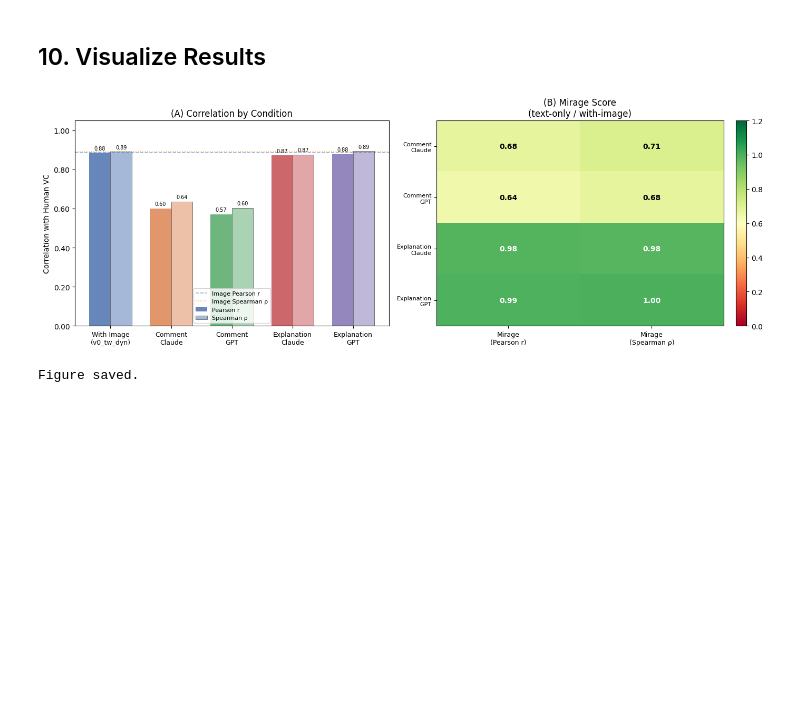
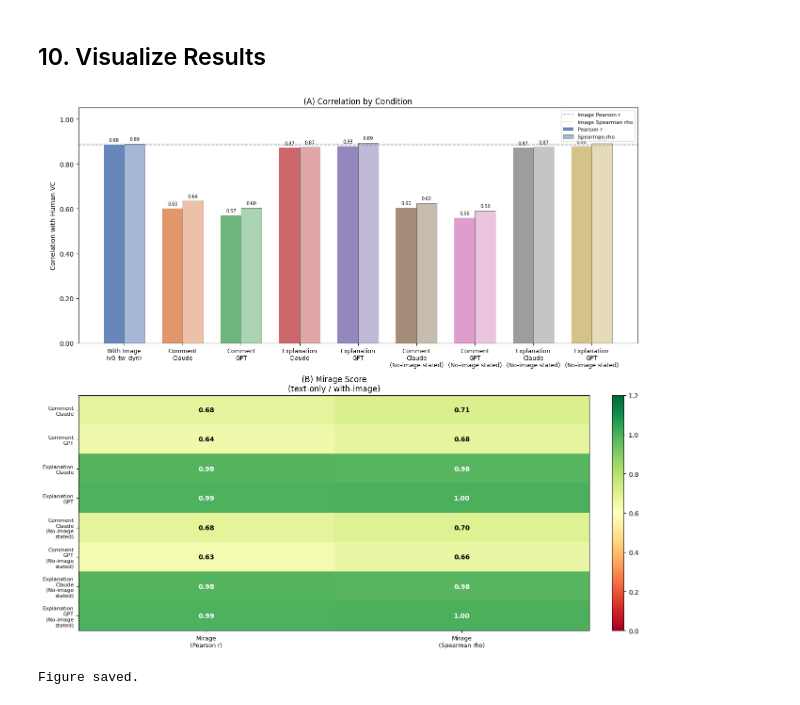
Before and after one commit to mling216/comment-post-processing, a Jupyter notebook: Claude_vc_prediction/Mirage_Score_Analysis.ipynb, the cells around one changed output. Saved outputs shown, nothing was run; the diff lists cells and outputs as text; code cells hidden in the pictures; blank space fills up the shorter version.

Commit message:
Fix mirage analysis: stacked layout, rho glyph, mirage column matching

```diff
--- a/Claude_vc_prediction/Mirage_Score_Analysis.ipynb
+++ b/Claude_vc_prediction/Mirage_Score_Analysis.ipynb
@@ -518,13 +636,17 @@ def compute_correlations(df: pd.DataFrame, pred_col: str, gt_col: str = 'vc_huma
     return r, p_r, rho, p_rho
 
 
-# Conditions: (label, column_in_df_all)
+# Conditions: base prompt + explicit-no-image prompt variant
 CONDITIONS = [
-    ('With Image\n(v0_tw_dyn)',      'vc_img'),
-    ('Comment\nClaude',              'vc_comment_claude'),
-    ('Comment\nGPT',                 'vc_comment_gpt'),
-    ('Explanation\nClaude',          'vc_explanation_claude'),
-    ('Explanation\nGPT',             'vc_explanation_gpt'),
+    ('With Image\n(v0_tw_dyn)',                    'vc_img'),
+    ('Comment\nClaude',                            'vc_comment_claude'),
+    ('Comment\nGPT',                               'vc_comment_gpt'),
+    ('Explanation\nClaude',                        'vc_explanation_claude'),
+    ('Explanation\nGPT',                           'vc_explanation_gpt'),
+    ('Comment\nClaude\n(No-image stated)',        'vc_comment_claude_no_image_stated'),
+    ('Comment\nGPT\n(No-image stated)',           'vc_comment_gpt_no_image_stated'),
+    ('Explanation\nClaude\n(No-image stated)',    'vc_explanation_claude_no_image_stated'),
+    ('Explanation\nGPT\n(No-image stated)',       'vc_explanation_gpt_no_image_stated'),
 ]
 
 rows = []
@@ -552,6 +678,7 @@ $$\text{Mirage Score} = \frac{r_{\text{text-only}}}{r_{\text{with-image}}}$$
 
 A score of 1.0 means text-only matches image-based performance exactly; >1.0 means text-only is *better* (unlikely but theoretically possible).
 # %%
+
 # Reference (image-based) metrics
 ref_r   = df_metrics.loc[df_metrics['Column'] == 'vc_img', 'Pearson_r'].values[0]
 ref_rho = df_metrics.loc[df_metrics['Column'] == 'vc_img', 'Spearman_rho'].values[0]
@@ -566,6 +693,7 @@ for label, col in text_conditions:
     mirage_rho = row['Spearman_rho'] / ref_rho if ref_rho != 0 else np.nan
     mirage_rows.append({
         'Condition':    label.replace('\n', ' '),
+        'Column':       col,
         'Pearson_r':    round(row['Pearson_r'],   3),
         'Spearman_rho': round(row['Spearman_rho'], 3),
         'Mirage_r':     round(mirage_r,   3),
@@ -574,6 +702,6 @@ for label, col in text_conditions:
     })
 
 df_mirage = pd.DataFrame(mirage_rows)
-print(f'Reference (with image):  Pearson r = {ref_r:.3f},  Spearman ρ = {ref_rho:.3f}\n')
+print(f'Reference (with image):  Pearson r = {ref_r:.3f},  Spearman rho = {ref_rho:.3f}\n')
 print(df_mirage.to_string(index=False))
 # %% [output]
@@ -587,8 +719,10 @@ Explanation Claude      0.871         0.875     0.985       0.983 66
 # %% [markdown]
 ## 10. Visualize Results
 # %%
-fig, axes = plt.subplots(1, 2, figsize=(14, 5))
-palette = ['#4C72B0', '#DD8452', '#55A868', '#C44E52', '#8172B2']
+
+fig, axes = plt.subplots(2, 1, figsize=(13, 12))
+palette = ['#4C72B0', '#DD8452', '#55A868', '#C44E52', '#8172B2',
+           '#937860', '#DA8BC3', '#8C8C8C', '#CCB974']
 
 # ── Panel A: Correlation bar chart ──────────────────────────────────────────
 all_labels = [c[0] for c in CONDITIONS]
@@ -598,11 +732,11 @@ rho_values = df_metrics['Spearman_rho'].values
 x = np.arange(len(all_labels))
 width = 0.35
 ax = axes[0]
-bars_r   = ax.bar(x - width/2, r_values,   width, label="Pearson r",    color=palette[:len(x)], alpha=0.85)
-bars_rho = ax.bar(x + width/2, rho_values, width, label="Spearman ρ",   color=palette[:len(x)], alpha=0.50, edgecolor='black', linewidth=0.7)
+bars_r   = ax.bar(x - width/2, r_values,   width, label='Pearson r',    color=palette[:len(x)], alpha=0.85)
+bars_rho = ax.bar(x + width/2, rho_values, width, label='Spearman rho', color=palette[:len(x)], alpha=0.50, edgecolor='black', linewidth=0.7)
 
-ax.axhline(ref_r,   color='steelblue', linestyle='--', linewidth=1.2, alpha=0.6, label='Image Pearson r')
-ax.axhline(ref_rho, color='darkorange', linestyle=':',  linewidth=1.2, alpha=0.6, label='Image Spearman ρ')
+ax.axhline(ref_r,   color='steelblue',  linestyle='--', linewidth=1.2, alpha=0.6, label='Image Pearson r')
+ax.axhline(ref_rho, color='darkorange', linestyle=':',  linewidth=1.2, alpha=0.6, label='Image Spearman rho')
 ax.set_xticks(x)
 ax.set_xticklabels(all_labels, fontsize=9)
 ax.set_ylim(0, 1.05)
@@ -614,34 +748,34 @@ ax.yaxis.set_major_formatter(mticker.FormatStrFormatter('%.2f'))
 for bar in bars_r:
     ax.text(bar.get_x() + bar.get_width()/2, bar.get_height() + 0.01,
             f'{bar.get_height():.2f}', ha='center', va='bottom', fontsize=7)
 for bar in bars_rho:
     ax.text(bar.get_x() + bar.get_width()/2, bar.get_height() + 0.01,
             f'{bar.get_height():.2f}', ha='center', va='bottom', fontsize=7)
 
 # ── Panel B: Mirage Score heatmap ───────────────────────────────────────────
 ax2 = axes[1]
 heat_data = df_mirage[['Mirage_r', 'Mirage_rho']].values
 heat_labels_row = [c.replace(' ', '\n') for c in df_mirage['Condition']]
-heat_labels_col = ['Mirage\n(Pearson r)', 'Mirage\n(Spearman ρ)']
+heat_labels_col = ['Mirage\n(Pearson r)', 'Mirage\n(Spearman rho)']
 
 im = ax2.imshow(heat_data, aspect='auto', cmap='RdYlGn', vmin=0, vmax=1.2)
 ax2.set_xticks([0, 1]); ax2.set_xticklabels(heat_labels_col, fontsize=9)
 ax2.set_yticks(range(len(heat_labels_row))); ax2.set_yticklabels(heat_labels_row, fontsize=8)
 ax2.set_title('(B) Mirage Score\n(text-only / with-image)')
 plt.colorbar(im, ax=ax2, fraction=0.046, pad=0.04)
 
 for i in range(heat_data.shape[0]):
     for j in range(heat_data.shape[1]):
         v = heat_data[i, j]
         ax2.text(j, i, f'{v:.2f}', ha='center', va='center',
                  fontsize=10, fontweight='bold',
                  color='black' if 0.3 < v < 0.9 else 'white')
 
 plt.tight_layout()
 plt.savefig(Path('..') / 'figures' / 'mirage_score_analysis.png', dpi=150, bbox_inches='tight')
 plt.show()
 print('Figure saved.')
 # %% [output]
-[figure, old version]
+[figure, new version]
 Figure saved.
 # %%
```
Also changed, not shown: parts of 17 cells of this notebook, 2 other files.
